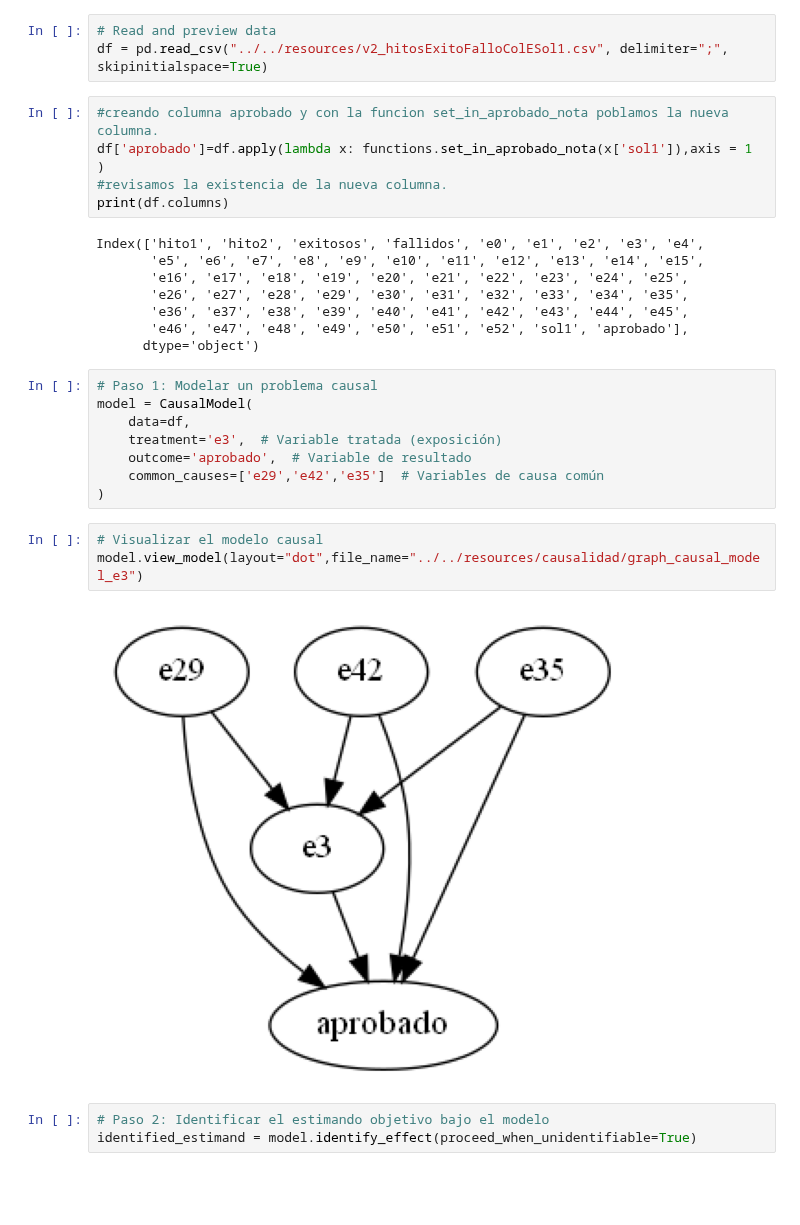
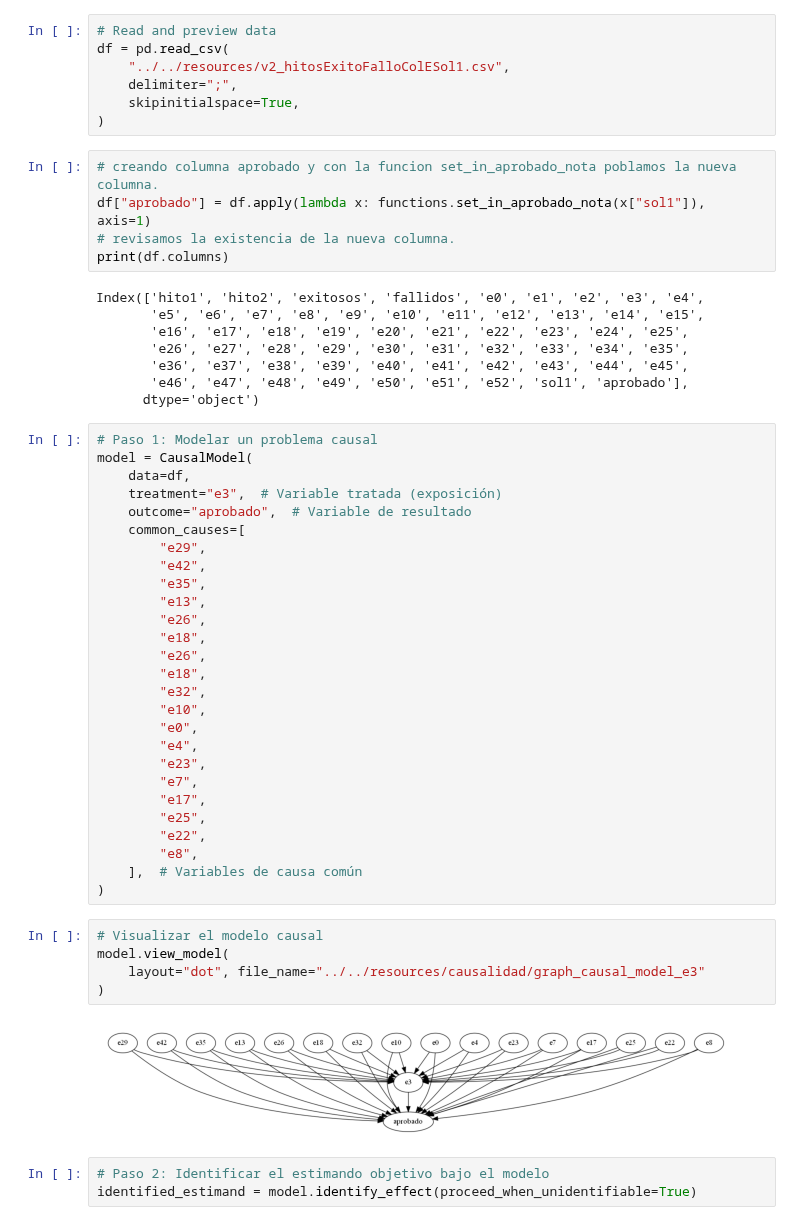
Before and after one commit to tonporaqui/tesis, a Jupyter notebook: jupyter_notebook/notebooks/DowHy/causalidad_e3.ipynb, the cells around one changed output. Saved outputs shown, nothing was run; the diff lists cells and outputs as text; blank space fills up the shorter version.

Commit message:
update causalidad

```diff
--- a/jupyter_notebook/notebooks/DowHy/causalidad_e3.ipynb
+++ b/jupyter_notebook/notebooks/DowHy/causalidad_e3.ipynb
@@ -38,10 +39,14 @@ warnings.filterwarnings('ignore')
 # %%
 # Read and preview data
-df = pd.read_csv("../../resources/v2_hitosExitoFalloColESol1.csv", delimiter=";", skipinitialspace=True)
+df = pd.read_csv(
+    "../../resources/v2_hitosExitoFalloColESol1.csv",
+    delimiter=";",
+    skipinitialspace=True,
+)
 # %%
-#creando columna aprobado y con la funcion set_in_aprobado_nota poblamos la nueva columna.
-df['aprobado']=df.apply(lambda x: functions.set_in_aprobado_nota(x['sol1']),axis = 1 )
-#revisamos la existencia de la nueva columna.
+# creando columna aprobado y con la funcion set_in_aprobado_nota poblamos la nueva columna.
+df["aprobado"] = df.apply(lambda x: functions.set_in_aprobado_nota(x["sol1"]), axis=1)
+# revisamos la existencia de la nueva columna.
 print(df.columns)
 # %% [output]
 Index(['hito1', 'hito2', 'exitosos', 'fallidos', 'e0', 'e1', 'e2', 'e3', 'e4',
@@ -55,15 +60,36 @@ Index(['hito1', 'hito2', 'exitosos', 'fallidos', 'e0', 'e1', 'e2', 'e3', 'e4',
 # Paso 1: Modelar un problema causal
 model = CausalModel(
     data=df,
-    treatment='e3',  # Variable tratada (exposición)
-    outcome='aprobado',  # Variable de resultado
-    common_causes=['e29','e42','e35']  # Variables de causa común
+    treatment="e3",  # Variable tratada (exposición)
+    outcome="aprobado",  # Variable de resultado
+    common_causes=[
+        "e29",
+        "e42",
+        "e35",
+        "e13",
+        "e26",
+        "e18",
+        "e26",
+        "e18",
+        "e32",
+        "e10",
+        "e0",
+        "e4",
+        "e23",
+        "e7",
+        "e17",
+        "e25",
+        "e22",
+        "e8",
+    ],  # Variables de causa común
 )
 # %%
 # Visualizar el modelo causal
-model.view_model(layout="dot",file_name="../../resources/causalidad/graph_causal_model_e3")
+model.view_model(
+    layout="dot", file_name="../../resources/causalidad/graph_causal_model_e3"
+)
 # %% [output]
-[figure, old version]
+[figure, new version]
 # %%
 # Paso 2: Identificar el estimando objetivo bajo el modelo
 identified_estimand = model.identify_effect(proceed_when_unidentifiable=True)
```
Also changed, not shown: parts of 6 cells of this notebook, 13 other files.
